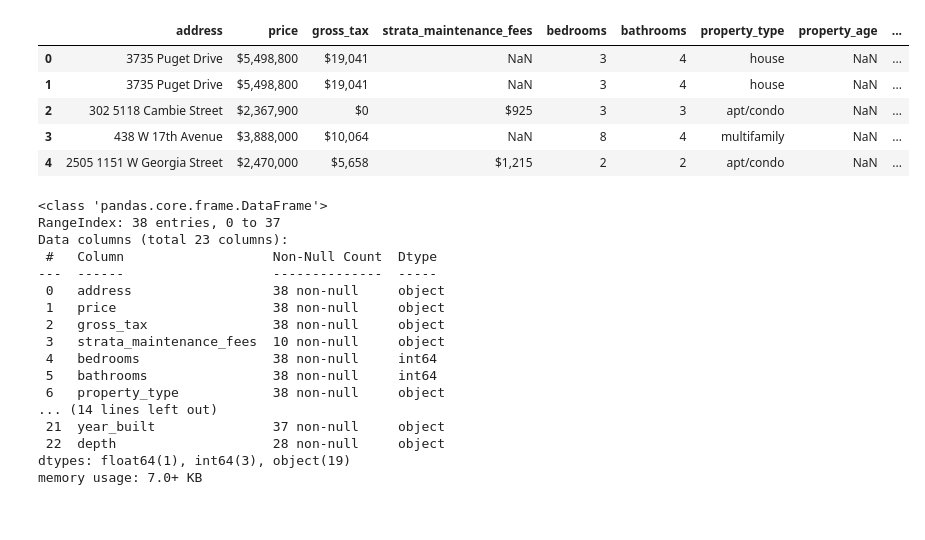
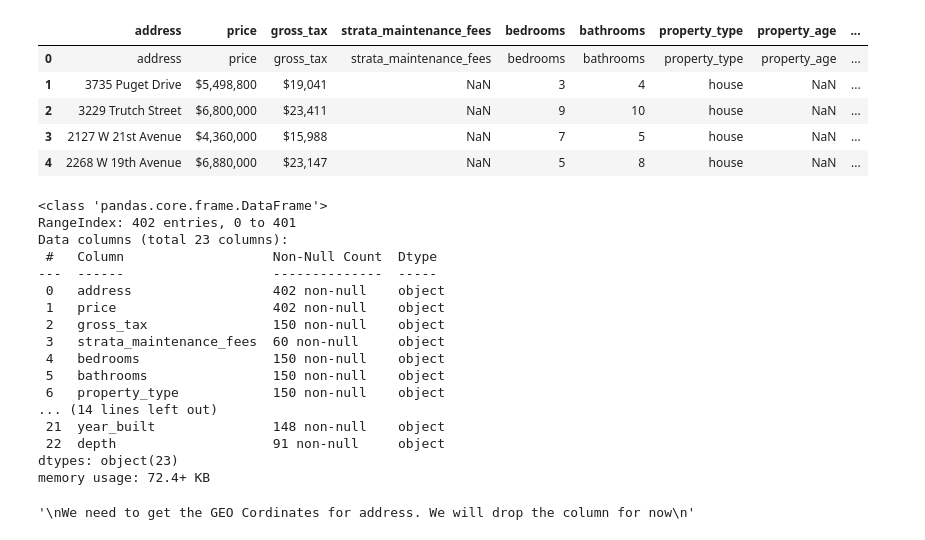
Before and after one commit to Real-Estate-Predictor/Real-Estate-Predictor-V2, a Jupyter notebook: 2-clean-data/clean-data.ipynb, the cells around one changed output. Saved outputs shown, nothing was run; the diff lists cells and outputs as text; code cells hidden in the pictures.

```diff
--- a/2-clean-data/clean-data.ipynb
+++ b/2-clean-data/clean-data.ipynb
@@ -6,60 +6,60 @@ import datetime
 import warnings
 warnings.filterwarnings('ignore')
 # %%
-data = pd.read_csv('./data/sample-data.csv', header=None, on_bad_lines='skip')
+data = pd.read_csv('./data/raw_data.csv', header=None, on_bad_lines='skip')
 
 data.columns = column_names = [
 "address",
 "price",
 "gross_tax",
 "strata_maintenance_fees",
 "bedrooms",
 "bathrooms",
 "property_type",
 "property_age",
 "title",
 "style",
 "heating_type",
 "feature",
 "amenities",
 "appliances",
 "community",
 "days_on_rew",
 "property_views",
 "mls®_number",
 "source",
 'frontage',
 'lot_size',
 'year_built',
 'depth']
 data.head()
 # %% [output]
 |  | address | price | gross_tax | strata_maintenance_fees | bedrooms | bathrooms | property_type | property_age | ... |
-| 0 | 3735 Puget Drive | $5,498,800 | $19,041 | NaN | 3 | 4 | house | NaN | ... |
+| 0 | address | price | gross_tax | strata_maintenance_fees | bedrooms | bathrooms | property_type | property_age | ... |
 | 1 | 3735 Puget Drive | $5,498,800 | $19,041 | NaN | 3 | 4 | house | NaN | ... |
-| 2 | 302 5118 Cambie Street | $2,367,900 | $0 | $925 | 3 | 3 | apt/condo | NaN | ... |
-| 3 | 438 W 17th Avenue | $3,888,000 | $10,064 | NaN | 8 | 4 | multifamily | NaN | ... |
-| 4 | 2505 1151 W Georgia Street | $2,470,000 | $5,658 | $1,215 | 2 | 2 | apt/condo | NaN | ... |
+| 2 | 3229 Trutch Street | $6,800,000 | $23,411 | NaN | 9 | 10 | house | NaN | ... |
+| 3 | 2127 W 21st Avenue | $4,360,000 | $15,988 | NaN | 7 | 5 | house | NaN | ... |
+| 4 | 2268 W 19th Avenue | $6,880,000 | $23,147 | NaN | 5 | 8 | house | NaN | ... |
 # %%
 data.info()
 # %% [output]
 <class 'pandas.core.frame.DataFrame'>
-RangeIndex: 38 entries, 0 to 37
+RangeIndex: 402 entries, 0 to 401
 Data columns (total 23 columns):
  #   Column                   Non-Null Count  Dtype
 ---  ------                   --------------  -----
- 0   address                  38 non-null     object
- 1   price                    38 non-null     object
- 2   gross_tax                38 non-null     object
- 3   strata_maintenance_fees  10 non-null     object
- 4   bedrooms                 38 non-null     int64
- 5   bathrooms                38 non-null     int64
- 6   property_type            38 non-null     object
+ 0   address                  402 non-null    object
+ 1   price                    402 non-null    object
+ 2   gross_tax                150 non-null    object
+ 3   strata_maintenance_fees  60 non-null     object
+ 4   bedrooms                 150 non-null    object
+ 5   bathrooms                150 non-null    object
+ 6   property_type            150 non-null    object
 ... (14 lines left out)
- 21  year_built               37 non-null     object
- 22  depth                    28 non-null     object
-dtypes: float64(1), int64(3), object(19)
-memory usage: 7.0+ KB
+ 21  year_built               148 non-null    object
+ 22  depth                    91 non-null     object
+dtypes: object(23)
+memory usage: 72.4+ KB
 # %%
 # Filter Houses Only
 houses = data[data['property_type'] == 'house']
@@ -125,7 +125,9 @@ houses = houses.drop(['title','amenities','heating_type', 'days_on_rew', 'applia
 We need to get the GEO Cordinates for address. We will drop the column for now
 """
 
-houses = houses.drop(['address'], axis=1)
+# houses = houses.drop(['address'], axis=1)
+# %% [output]
+'\nWe need to get the GEO Cordinates for address. We will drop the column for now\n'
 # %%
 pd.options.display.max_columns = None
 
```
Also changed, not shown: parts of 2 cells of this notebook, 12 other files.
